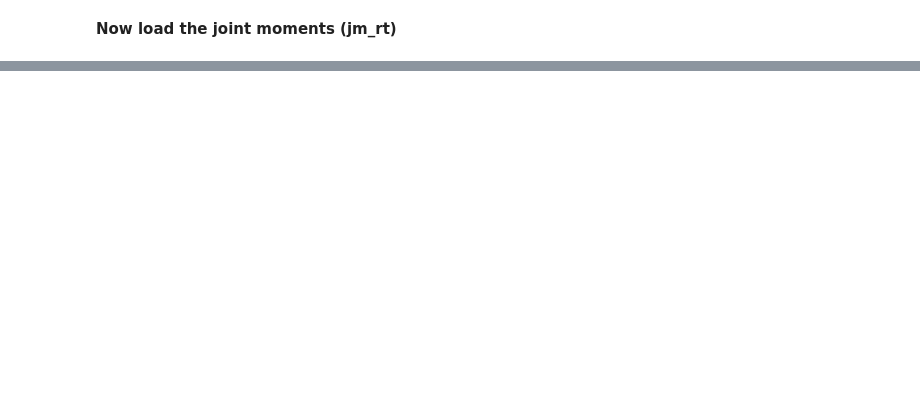
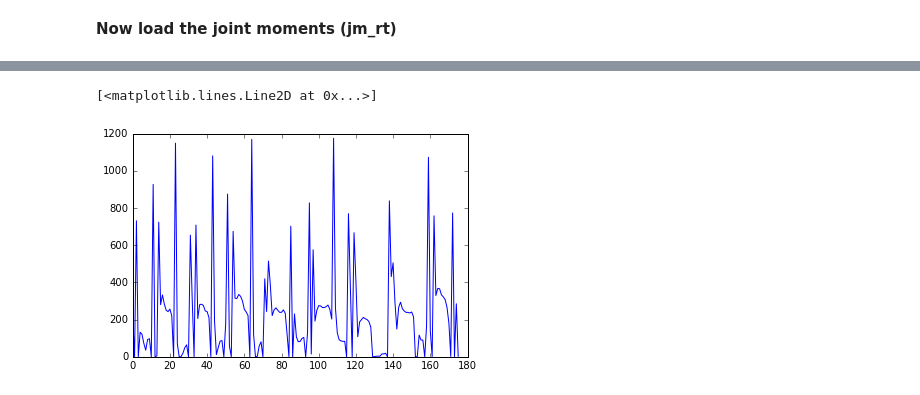
Before and after one commit to GeorgiosGiarmatzis/Compare_rt, a Jupyter notebook: Code.ipynb, the cells around one changed output, grey strips where cells are left out. Drawn from its saved outputs; the diff is of its cells as text; code cells hidden in the pictures; blank space fills up the shorter version.

```diff
--- a/Code.ipynb
+++ b/Code.ipynb
@@ -61,0 +46,5 @@ jm_rt.head()
+# %%
+plt.plot(sof.glut_med1_r)
+# %% [output]
+[<matplotlib.lines.Line2D at 0x...>]
+[figure, added]
```
Also changed, not shown: parts of 15 cells of this notebook.
